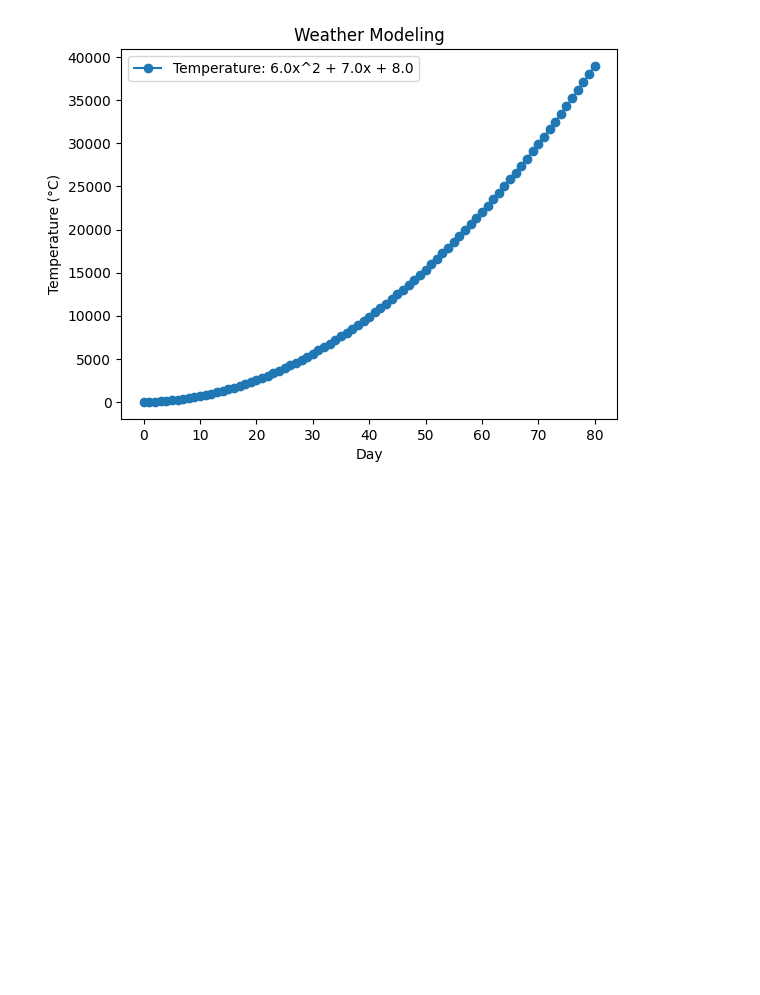
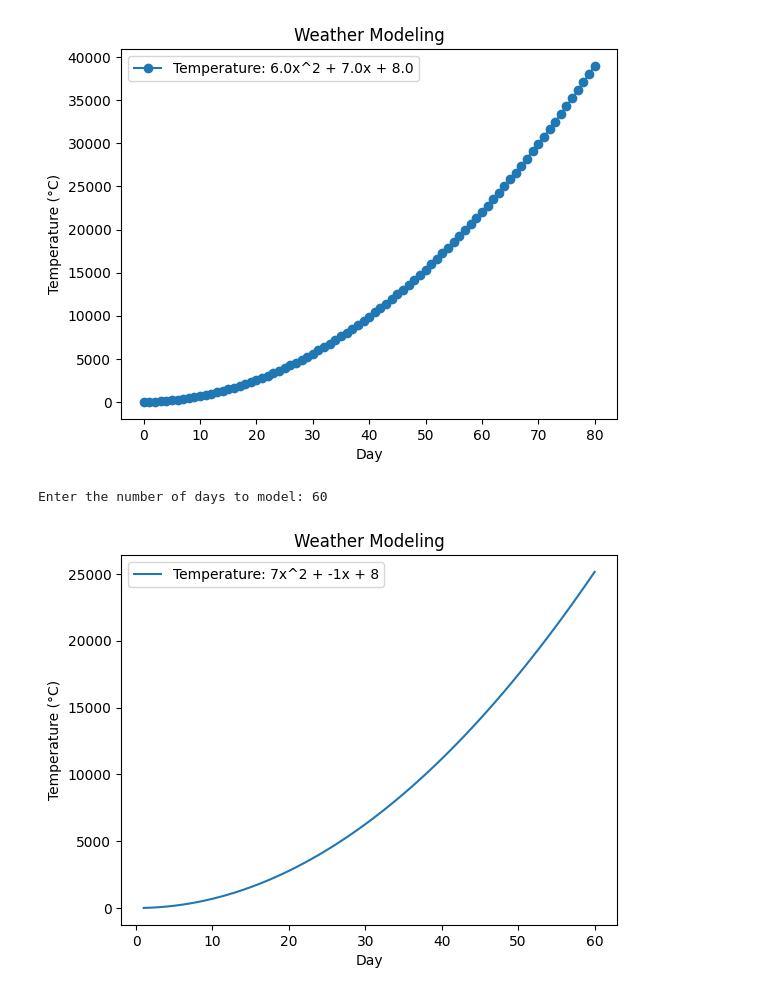
Before and after one commit to Navneeth0710/Navneeth, a Jupyter notebook: seweatheripynb.ipynb, the cells around one changed output. Cells and saved outputs as stored; diff of their text form; code cells hidden in the pictures; blank space fills up the shorter version.

```diff
--- a/seweatheripynb.ipynb
+++ b/seweatheripynb.ipynb
@@ -34,3 +34,33 @@ Enter the linear coefficient (b): 7
 Enter the constant term (c): 8
 Enter the number of days to model: 80
 [figure]
+# %%
+import matplotlib.pyplot as plt
+
+def quadratic_temperature_model(day, a, b, c):
+    temperature = a * day**2 + b * day + c  # Quadratic equation for temperature
+    return temperature
+
+def main():
+    # Fixed coefficients for the quadratic equation: ax^2 + bx + c
+    a, b, c = 7, -1, 8
+
+    # Fixed number of days to model
+    num_days = int(input("Enter the number of days to model: "))
+
+    # Lists to store day and corresponding temperature values
+    days = list(range(1, num_days + 1))
+    temperatures = [quadratic_temperature_model(day, a, b, c) for day in days]
+
+    # Plotting
+    plt.plot(days, temperatures, label=f'Temperature: {a}x^2 + {b}x + {c}')
+    plt.title('Weather Modeling')
+    plt.xlabel('Day')
+    plt.ylabel('Temperature (°C)')
+    plt.legend()
+    plt.show()
+
+main()
+# %% [output]
+Enter the number of days to model: 60
+[figure, added]
```
